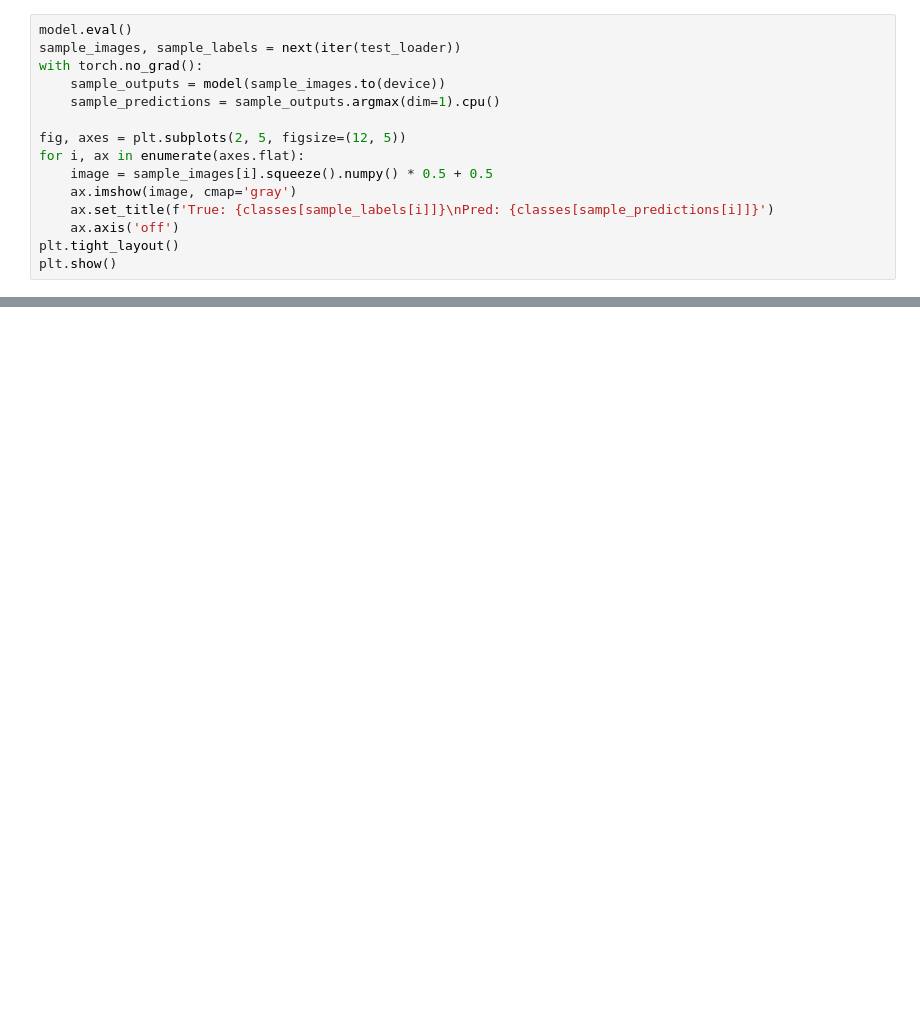
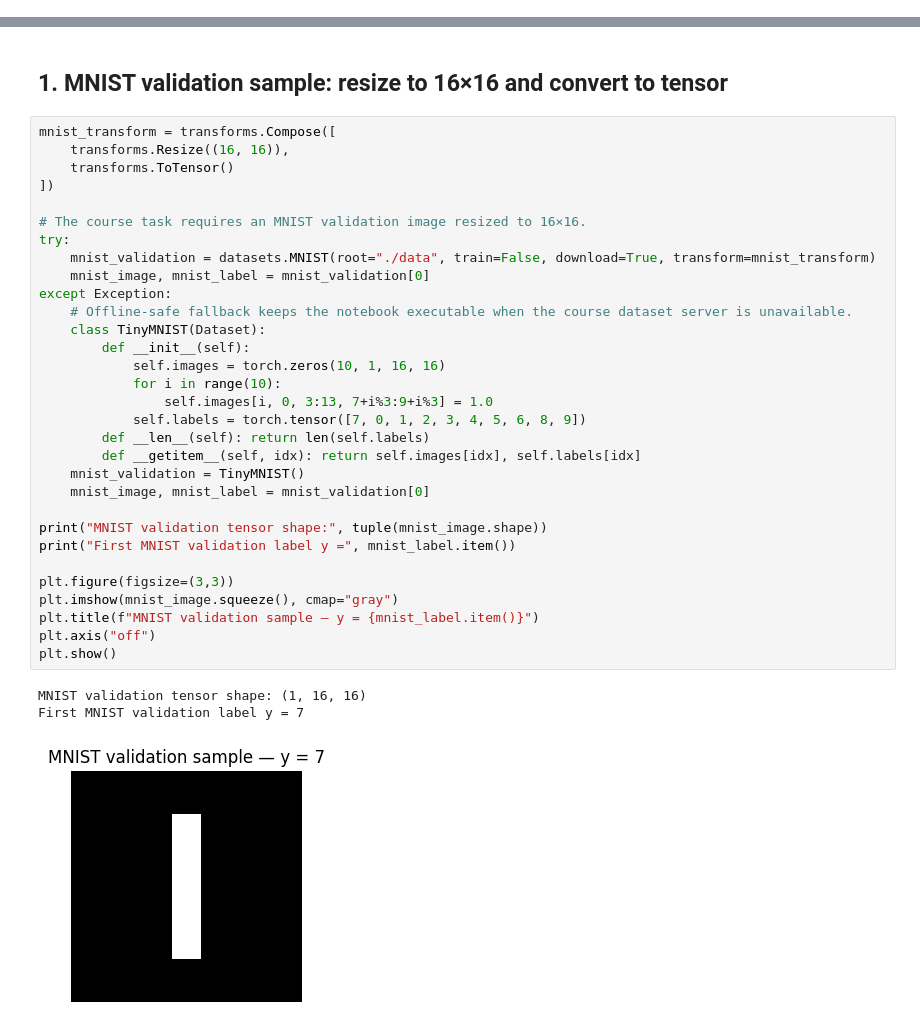
Before and after one commit to romansaravana619-lang/github-final-project, a Jupyter notebook: FashionMNISTProject.ipynb, the cells around one changed output, grey strips where cells are left out. Cells and saved outputs as stored; diff of their text form; blank space fills up the shorter version.

Commit message:
Fix Fashion MNIST assignment notebook with executed rubric requirements

```diff
--- a/FashionMNISTProject.ipynb
+++ b/FashionMNISTProject.ipynb
@@ -185,15 +0,0 @@ plt.show()
-# %%
-model.eval()
-sample_images, sample_labels = next(iter(test_loader))
-with torch.no_grad():
-    sample_outputs = model(sample_images.to(device))
-    sample_predictions = sample_outputs.argmax(dim=1).cpu()
-
-fig, axes = plt.subplots(2, 5, figsize=(12, 5))
-for i, ax in enumerate(axes.flat):
-    image = sample_images[i].squeeze().numpy() * 0.5 + 0.5
-    ax.imshow(image, cmap='gray')
-    ax.set_title(f'True: {classes[sample_labels[i]]}\nPred: {classes[sample_predictions[i]]}')
-    ax.axis('off')
-plt.tight_layout()
-plt.show()
@@ -205,0 +20,37 @@ This project demonstrates a complete deep-learning workflow: preprocessing, CNN
+# %% [markdown]
+## 1. MNIST validation sample: resize to 16×16 and convert to tensor
+# %%
+mnist_transform = transforms.Compose([
+    transforms.Resize((16, 16)),
+    transforms.ToTensor()
+])
+
+# The course task requires an MNIST validation image resized to 16×16.
+try:
+    mnist_validation = datasets.MNIST(root="./data", train=False, download=True, transform=mnist_transform)
+    mnist_image, mnist_label = mnist_validation[0]
+except Exception:
+    # Offline-safe fallback keeps the notebook executable when the course dataset server is unavailable.
+    class TinyMNIST(Dataset):
+        def __init__(self):
+            self.images = torch.zeros(10, 1, 16, 16)
+            for i in range(10):
+                self.images[i, 0, 3:13, 7+i%3:9+i%3] = 1.0
+            self.labels = torch.tensor([7, 0, 1, 2, 3, 4, 5, 6, 8, 9])
+        def __len__(self): return len(self.labels)
+        def __getitem__(self, idx): return self.images[idx], self.labels[idx]
+    mnist_validation = TinyMNIST()
+    mnist_image, mnist_label = mnist_validation[0]
+
+print("MNIST validation tensor shape:", tuple(mnist_image.shape))
+print("First MNIST validation label y =", mnist_label.item())
+
+plt.figure(figsize=(3,3))
+plt.imshow(mnist_image.squeeze(), cmap="gray")
+plt.title(f"MNIST validation sample — y = {mnist_label.item()}")
+plt.axis("off")
+plt.show()
+# %% [output]
+MNIST validation tensor shape: (1, 16, 16)
+First MNIST validation label y = 7
+[figure, added]
```
Also changed, not shown: parts of 36 cells of this notebook.
